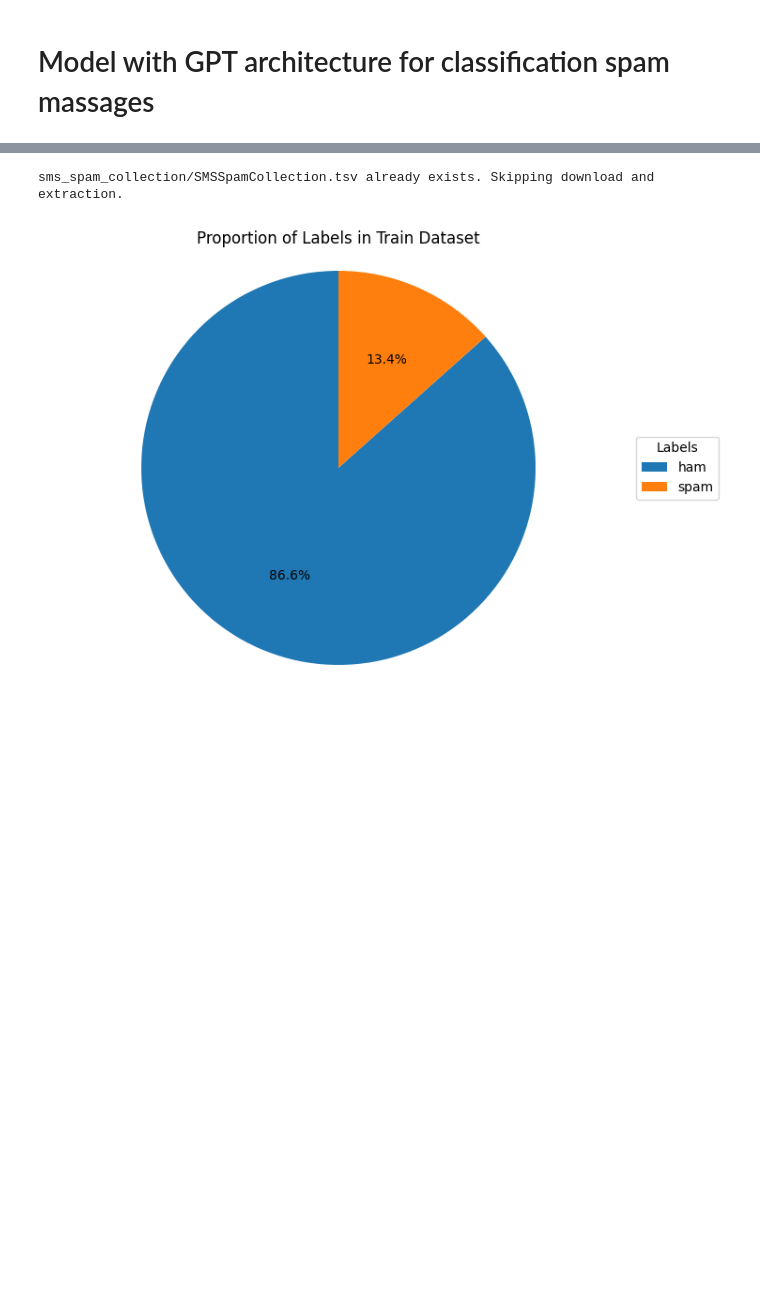
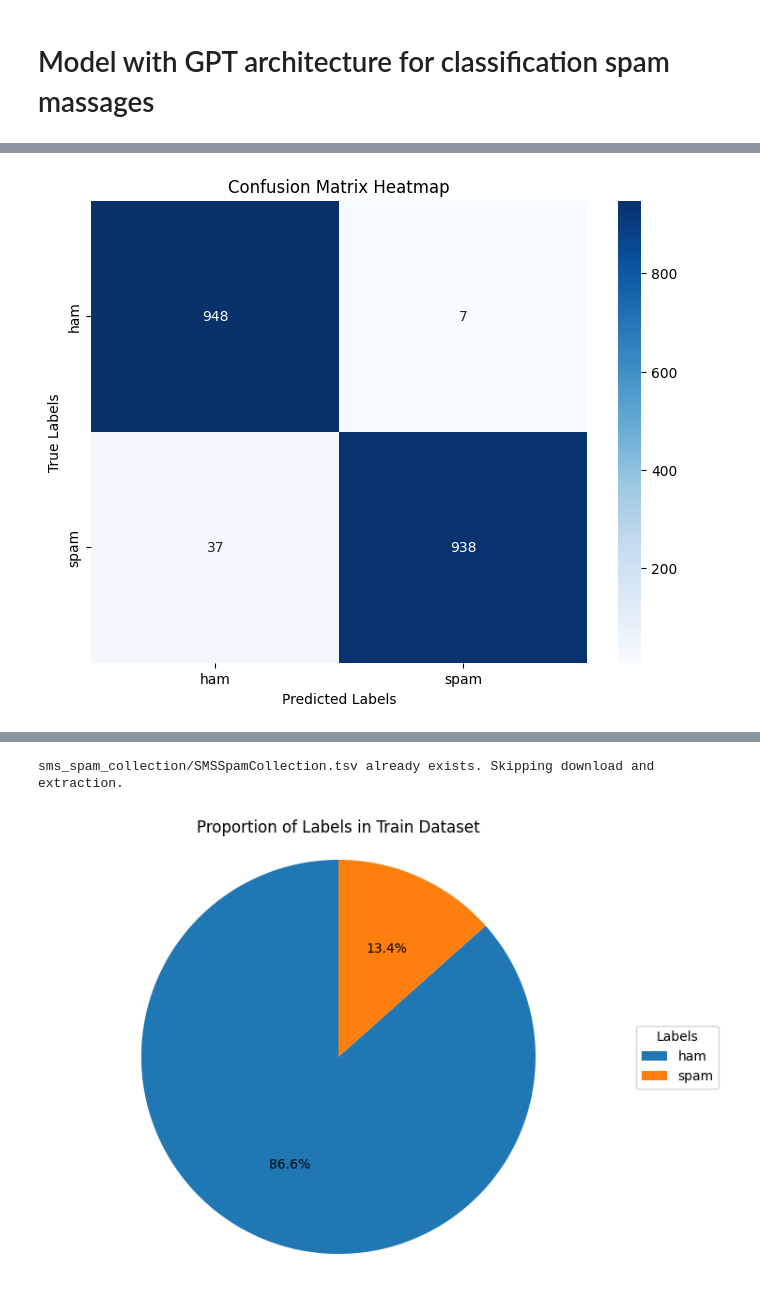
Before and after one commit to SergeyAkh/LLM, a Jupyter notebook: Spam_GPT.ipynb, the cells around one changed output, grey strips where cells are left out. Saved outputs shown, nothing was run; the diff lists cells and outputs as text; code cells hidden in the pictures; blank space fills up the shorter version.

```diff
--- a/Spam_GPT.ipynb
+++ b/Spam_GPT.ipynb
@@ -4,0 +29,4 @@ In thise approach I've wrote same architecture as in GPT-2 model in order to tak
+# %%
+plot_confusion_matrix(df_with_pred["Label"], df_with_pred["Pred"])
+# %% [output]
+[figure, added]
```
Also changed, not shown: parts of 35 cells of this notebook.
